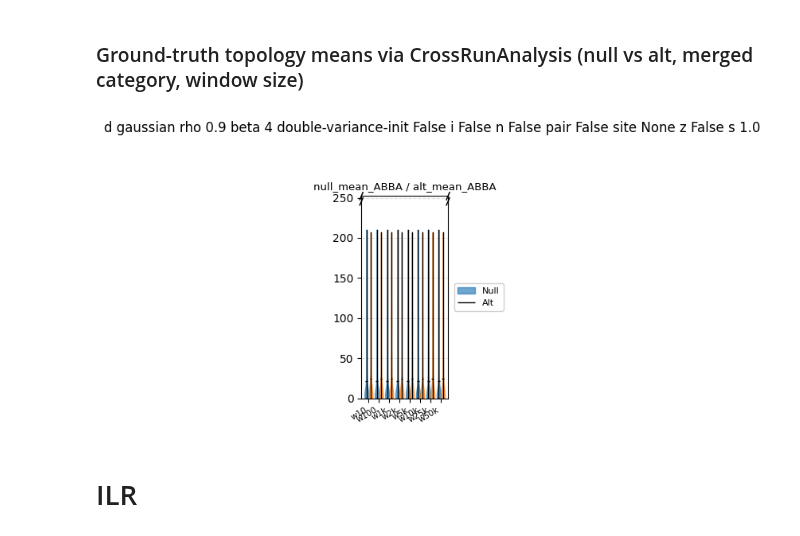
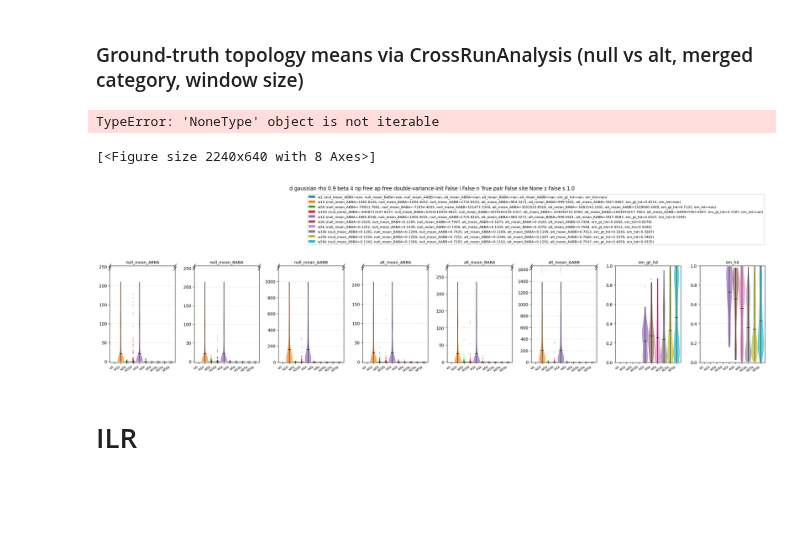
Before and after one commit to isaacangyu/phlag, a Jupyter notebook: bench/caster.ipynb, the cells around one changed output. Drawn from its saved outputs; the diff is of its cells as text; code cells hidden in the pictures; blank space fills up the shorter version.

Commit message:
norm eps, caster checking

```diff
--- a/bench/caster.ipynb
+++ b/bench/caster.ipynb
@@ -98,45 +100,34 @@ dfs
 ### Ground-truth topology means via CrossRunAnalysis (null vs alt, merged category, window size)
 # %%
 import matplotlib.pyplot as plt
+from copy import deepcopy
 from bench.utils import CrossRunAnalysis
 
 cra = CrossRunAnalysis()
 cra.compute_hd_bin_edges()
 aggB = ["x_bin", "merged_category", "fraction_bin"]
-full_config = {"-d": "gaussian", "--rho": 0.9, "--beta": 4, "--double-variance-init": False, "-i": False, "-n": False,
+full_config = {"-d": "gaussian", "--rho": 0.9, "--beta": 4, "--np": "free", "--ap": "free", "--double-variance-init": False, "-i": False, "-n": False,
                "--pair": False, "--site": None, "-z": False, "-s": 1.0, "-w": [10, 100, "1k", "2k", "5k", "10k", "25k", "50k"]}
+# %%
+cra.print_configs(paths=True)
+# %% [output]
+TypeError: 'NoneType' object is not iterable
 # %%
 _TOPO_COLS = ["ABBA", "BABA", "AABB"]
-
-# null_mean_*/alt_mean_* on runs.tsv are caster's ground-truth gt_stats.txt
-# means (see benchmark.py's _build_record), independent of -d -- pin -d so
-# gaussian/gmm reports of the same caster tree don't get pooled as duplicates.
-#
-# Null/Alt as a side-by-side hue only works via plot()'s tuple-metric
-# sharing ("(null_mean_X, alt_mean_X)" -> one subplot per topology, hue =
-# metric), which is single-level-agg only -- so -w stays a pooled axis here
-# (averaged into each merged_category bar) rather than its own agg level;
-# the earlier heatmap cell above already shows it barely varies by window
-# anyway. The default multi-config legend (top-right, one line per
-# merged_category with every metric's mean) is dropped since merged_category
-# is already on the x-axis; each subplot's own Null/Alt legend is moved
-# beside the axes instead of overlapping the bars.
-figs = cra.plot(
-    full_config,
-    agg=["-w"],
-    metrics=[(f"null_mean_{topo}", f"alt_mean_{topo}") for topo in _TOPO_COLS[:1]],
+config = deepcopy(full_config)
+config['-n'] = True
+config['--site'] = False
+config['-w'] = [1, 10, 20, 50, 100, "1k", "2k", "5k", "10k", "25k", "50k"]
+agg = ['-w']# + aggB[:-1]
+cra.plot(
+    config,
+    agg=agg,
+    metrics=[f"{state}_mean_{topo}" for state in ('null', 'alt') for topo in _TOPO_COLS] + ['em_gt_hd', 'em_hd'],
     plot_type="violin",
 )
-for fig in figs:
-    for legend in list(fig.legends):
-        legend.remove()
-    for ax in fig.axes:
-        if ax.get_legend() is not None:
-            ax.legend(["Null", "Alt"], loc="center left", bbox_to_anchor=(1.02, 0.5), fontsize=8, framealpha=0.9)
-    fig.tight_layout(rect=[0, 0, 0.88, 0.92])
-plt.show()
 # %% [output]
+[<Figure size 2240x640 with 8 Axes>]
-[figure, old version]
+[figure, new version]
 # %% [markdown]
 # ILR
 # %%
```
Also changed, not shown: parts of 1 cell of this notebook, 7 other files.
